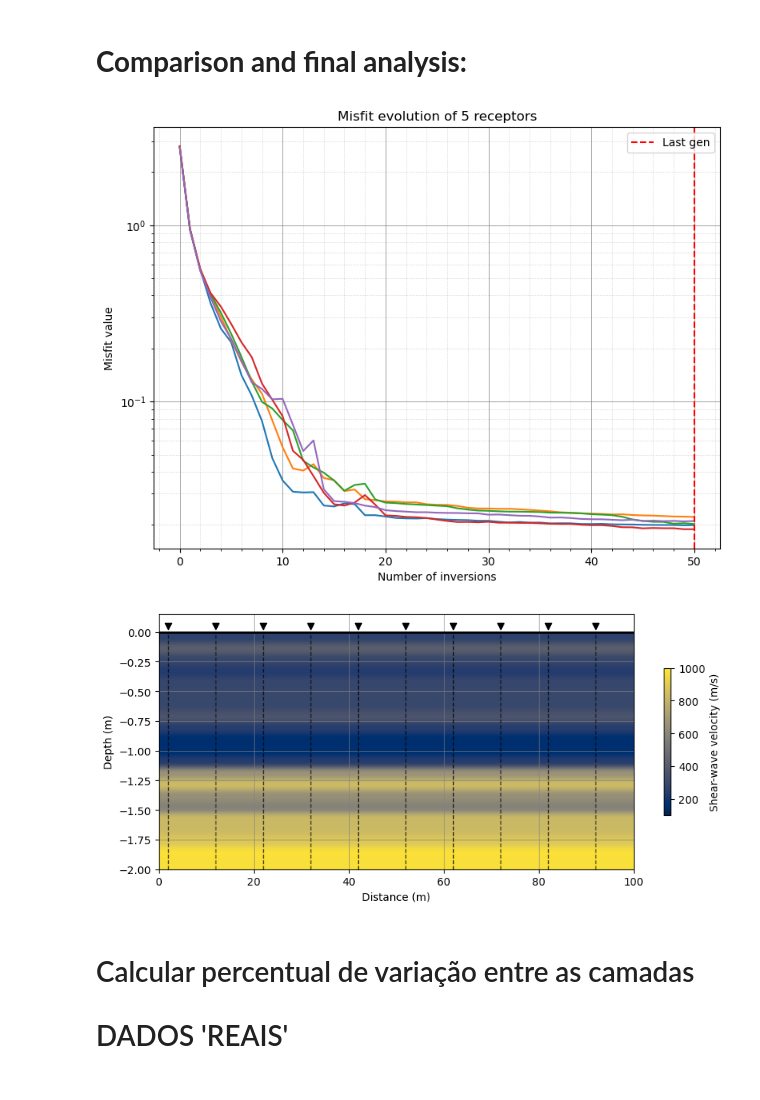
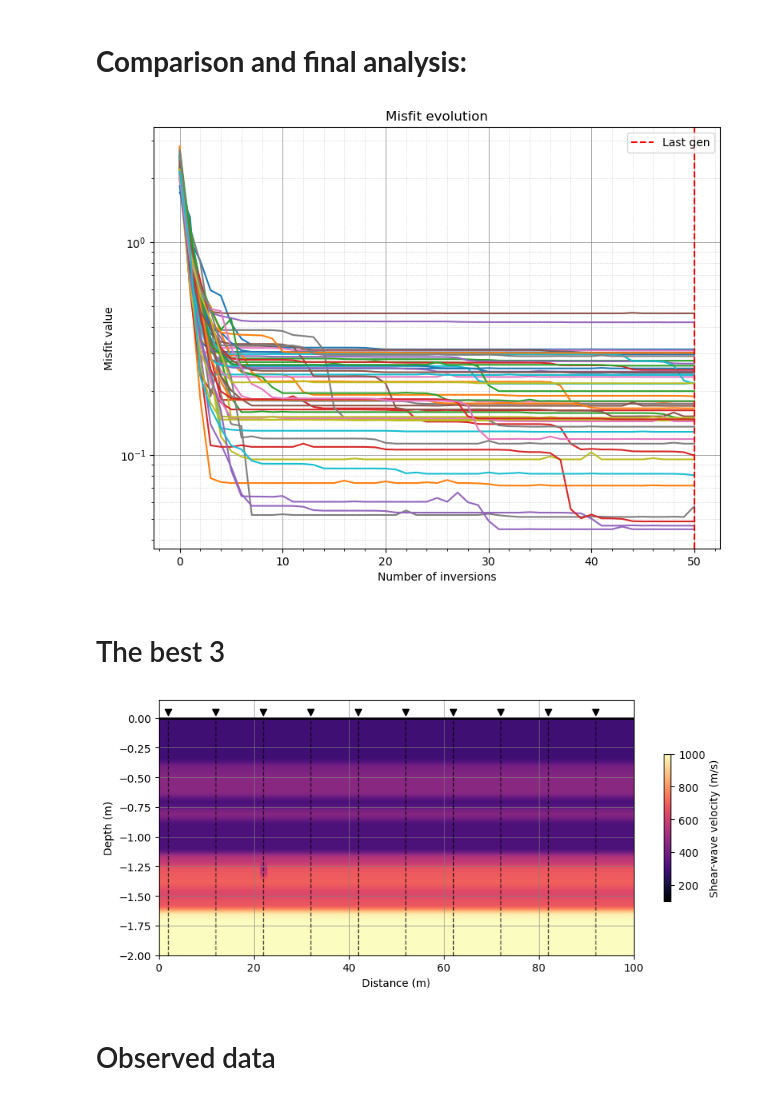
Before and after one commit to dIOGOLOC/Agriculture_inversion, a Jupyter notebook: inversion_evolutionary_algorithm.ipynb, the cells around one changed output. Cells and saved outputs as stored; diff of their text form; code cells hidden in the pictures.

```diff
--- a/inversion_evolutionary_algorithm.ipynb
+++ b/inversion_evolutionary_algorithm.ipynb
@@ -581,58 +582,60 @@ df_inversion = pd.read_feather(data_path+'inversion_.feather')
 # %%
 fig, ax = plt.subplots(figsize=(8, 6))
 for dativ in df_inversion.iterrows():
-    ax.semilogy(np.mean(dativ[1]['ngen'],axis=0), np.mean(dativ[1]['misfit'],axis=0), '-')  # Sem o label
+    ax.semilogy(dativ[1]['ngen'], dativ[1]['misfit'], '-')  # Sem o label
 
 ax.set_xlabel('Number of inversions')
 ax.set_ylabel('Misfit value')
-ax.axvline(x=len(dativ[1]['ngen'][0])-1, color='red', linestyle='--', label='Last gen')
+ax.axvline(x=len(dativ[1]['ngen'])-1, color='red', linestyle='--', label='Last gen')
 ax.legend(loc='upper right')
 ax.grid(True)
 plt.tight_layout()
 ax.minorticks_on()
 ax.grid(which='major', color='gray', linestyle='-', linewidth=0.5)
 ax.grid(which='minor', color='gray', linestyle=':', linewidth=0.5, alpha=0.5)
-ax.set_title('Misfit evolution of '+str(df_inversion.shape[0])+' receptors')
+ax.set_title('Misfit evolution')
 
 fig.savefig(figures_path+'misfit_total_.png', dpi=300)
 # %% [output]
-[figure, old version]
+[figure, new version]
 # %%
 lst_receptor = np.arange(1, 50-1,5)*2
+# %% [markdown]
+# The best 3
 # %%
-grid_lst = []
-for dativ in df_inversion.iterrows():
+for uni in df_inversion['profile'].unique():
+    dativ = df_inversion[df_inversion['profile'] == uni]
     depth_result_lst = []
     velocity_result_lst = []
     receptor_result_lst = []
 
     depth_interval = -0.05
 
-    for idx in range(len(dativ[1]['misfit'])):
+    # Selecting the two lowest values:
+    df_misfit_2 = dativ.nsmallest(3, 'misfit_min')
 
-        if np.min(dativ[1]['misfit'][idx]) <=10:
+    for dativ in df_misfit_2.iterrows():
 
-            thickness_inv = dativ[1]['thick'][idx]
-            vels_inv = dativ[1]['Vs'][idx]
+        thickness_inv = dativ[1]['thick']
+        vels_inv = dativ[1]['Vs']
 
-            depths = [0]+[-j for j in list(accumulate(thickness_inv))]
+        depths = [0]+[-j for j in list(accumulate(thickness_inv))]
 
-            depths_fine = []
-            vels_fine = []
+        depths_fine = []
+        vels_fine = []
 
-            # Iterate through depth intervals
-            for j in range(len(depths) - 1):
-                # Create a new depth array within the interval with finer sampling
-                depths_interval = np.arange(depths[j], depths[j + 1], depth_interval)
+        # Iterate through depth intervals
+        for j in range(len(depths) - 1):
+            # Create a new depth array within the interval with finer sampling
+            depths_interval = np.arange(depths[j], depths[j + 1], depth_interval)
 
-                depths_fine.extend(depths_interval)
-                # Repeat the velocity value within the interval
-                vels_fine.extend([vels_inv[j]] * len(depths_interval))
+            depths_fine.extend(depths_interval)
+            # Repeat the velocity value within the interval
+            vels_fine.extend([vels_inv[j]] * len(depths_interval))
 
-            receptor_result_lst.append([lst_receptor[dativ[0]]]*len(vels_fine))
-            depth_result_lst.append(depths_fine)
-            velocity_result_lst.append(vels_fine)
-
+        receptor_result_lst.append([lst_receptor[uni-1]]*len(vels_fine))
+        depth_result_lst.append(depths_fine)
+        velocity_result_lst.append(vels_fine)
     receptor_result_lst = np.array([item for sublist in receptor_result_lst for item in sublist])
     depth_result_lst = np.array([item for sublist in depth_result_lst for item in sublist])
     velocity_result_lst = np.array([item for sublist in velocity_result_lst for item in sublist])
@@ -650,39 +653,36 @@ for dativ in df_inversion.iterrows():
 
     # The 'grid' method can still make a geographic grid if we pass in a projection
     # function that converts lon, lat into the easting, northing coordinates that
     # we used in 'fit'. This can be any function that takes lon, lat and returns x,
     # y. In our case, it'll be the 'projection' variable that we created above.
     # We'll also set the names of the grid dimensions and the name the data
     # variable in our grid (the default would be 'scalars', which isn't very
     # informative).
     grid = grd.grid(region=region,spacing=spacing,dims=["depth","receptor"],data_names="velocity")
 
-    grid_lst.append(grid)
-
 # Concatenar ao longo de uma nova dimensão e calcular a média
 mean_grid = xr.concat(grid_lst, dim="new_dim").mean(dim="new_dim")
 
 
 # plotting
 fig,ax = plt.subplots(1, 1, figsize=(10, 5))
 
-im = plt.imshow(mean_grid.velocity.data, cmap='cividis',extent=[0, 100, -2.0, 0],vmin=100,vmax=1000,aspect=25,origin='lower')
+im = plt.imshow(mean_grid.velocity.data, cmap='magma',extent=[0, 100, -2.0, 0],vmin=100,vmax=1000,aspect=25,origin='lower')
 
 for ix in lst_receptor:
     ax.vlines(x=ix,ymin=-2.0,ymax=0,colors='k',lw=1.0,ls='--',alpha=0.7)
     ax.scatter(x=ix,y=0.05,color='k',marker='v')
 
 ax.hlines(y=0,xmin=0,xmax=100,colors='k',lw=2,ls='-',alpha=1)
 ax.set_xlabel('Distance (m)')
 ax.grid(which='major', color='gray', linestyle='-', linewidth=0.5)
 ax.grid(which='minor', color='gray', linestyle=':', linewidth=0.5, alpha=0.5)
 ax.set_ylabel('Depth (m)')
 plt.colorbar(im, ax=ax,fraction=0.15, shrink=0.5,label='Shear-wave velocity (m/s)')
 fig.savefig(figures_path+'inversion_slice_and_receptors.png')
 # %% [output]
-[figure, old version]
+[figure, new version]
 # %% [markdown]
-# Calcular percentual de variação entre as camadas
-# DADOS 'REAIS'
+# Observed data
 # %%
 lst_receptor = np.arange(1, 50-1,5)*2
```
Also changed, not shown: parts of 9 cells of this notebook, 7 other files.
